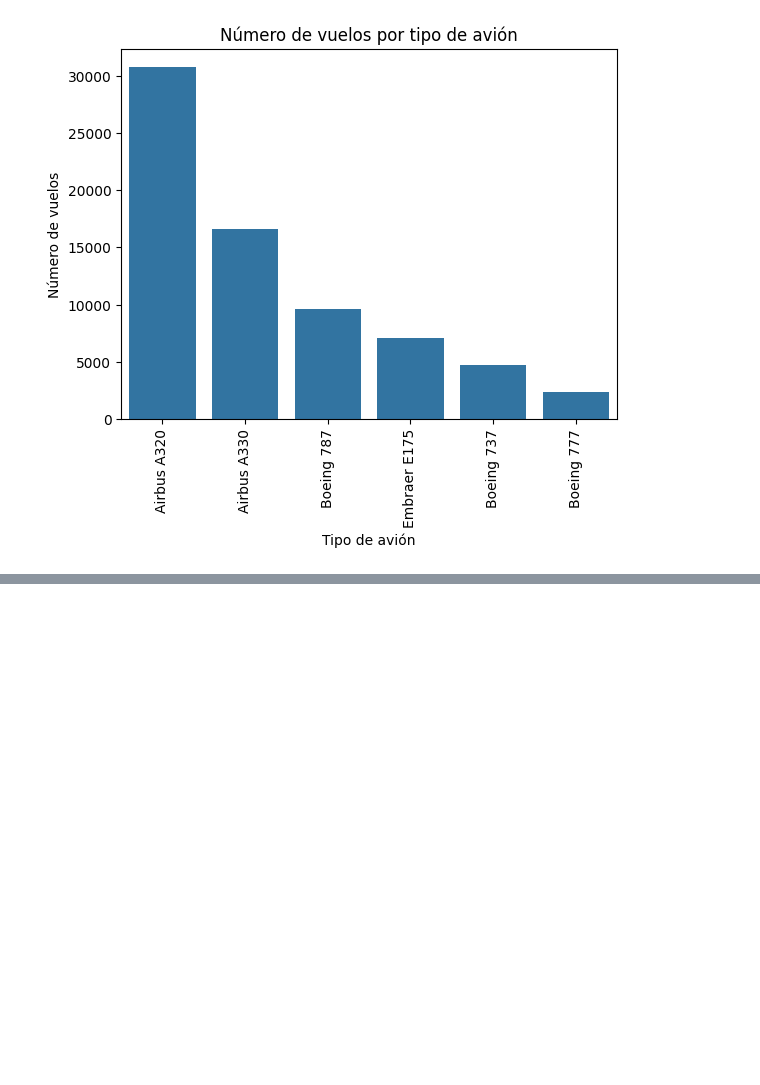
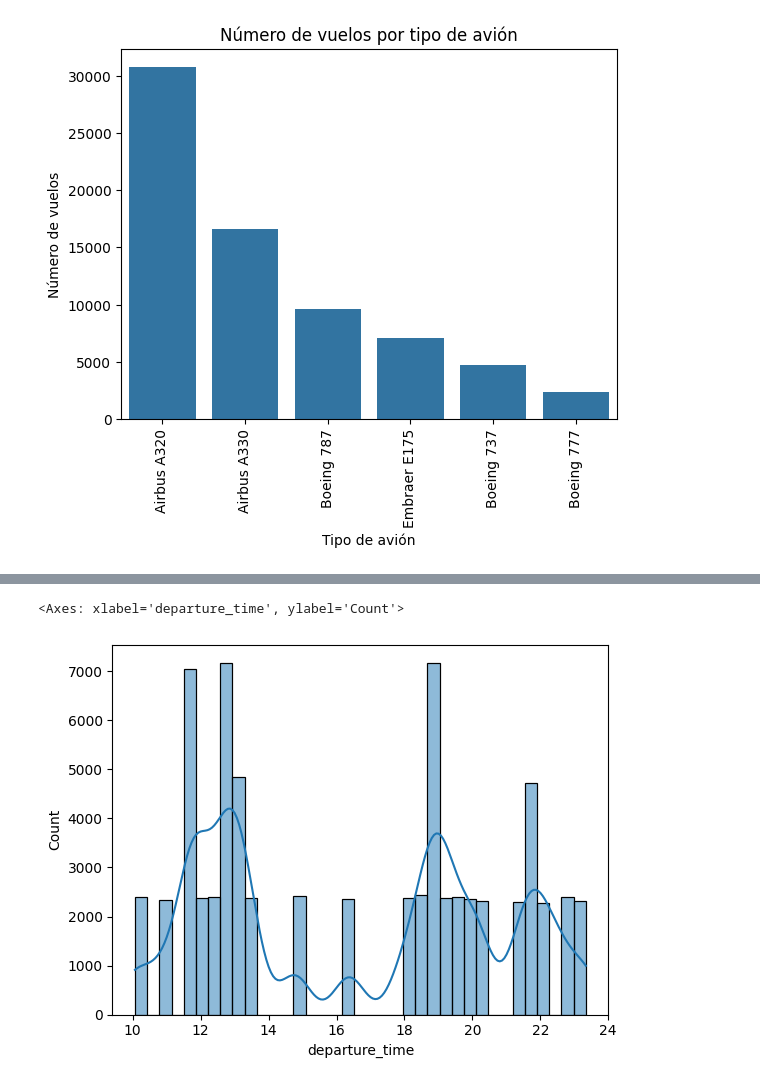
Before and after one commit to cmrondon2000/optimizacion_aeroportuaria, a Jupyter notebook: optimizacion_aeroportuaria.ipynb, the cells around one changed output, grey strips where cells are left out. Cells and saved outputs as stored; diff of their text form; code cells hidden in the pictures; blank space fills up the shorter version.

```diff
--- a/optimizacion_aeroportuaria.ipynb
+++ b/optimizacion_aeroportuaria.ipynb
@@ -113,0 +135,6 @@ plt.show()
+# %%
+binwidth = ancho_bin(datos,"departure_time")
+sns.histplot(data = datos, x="departure_time", kde = True, binwidth = binwidth)
+# %% [output]
+<Axes: xlabel='departure_time', ylabel='Count'>
+[figure, added]
```
Also changed, not shown: parts of 4 cells of this notebook.
